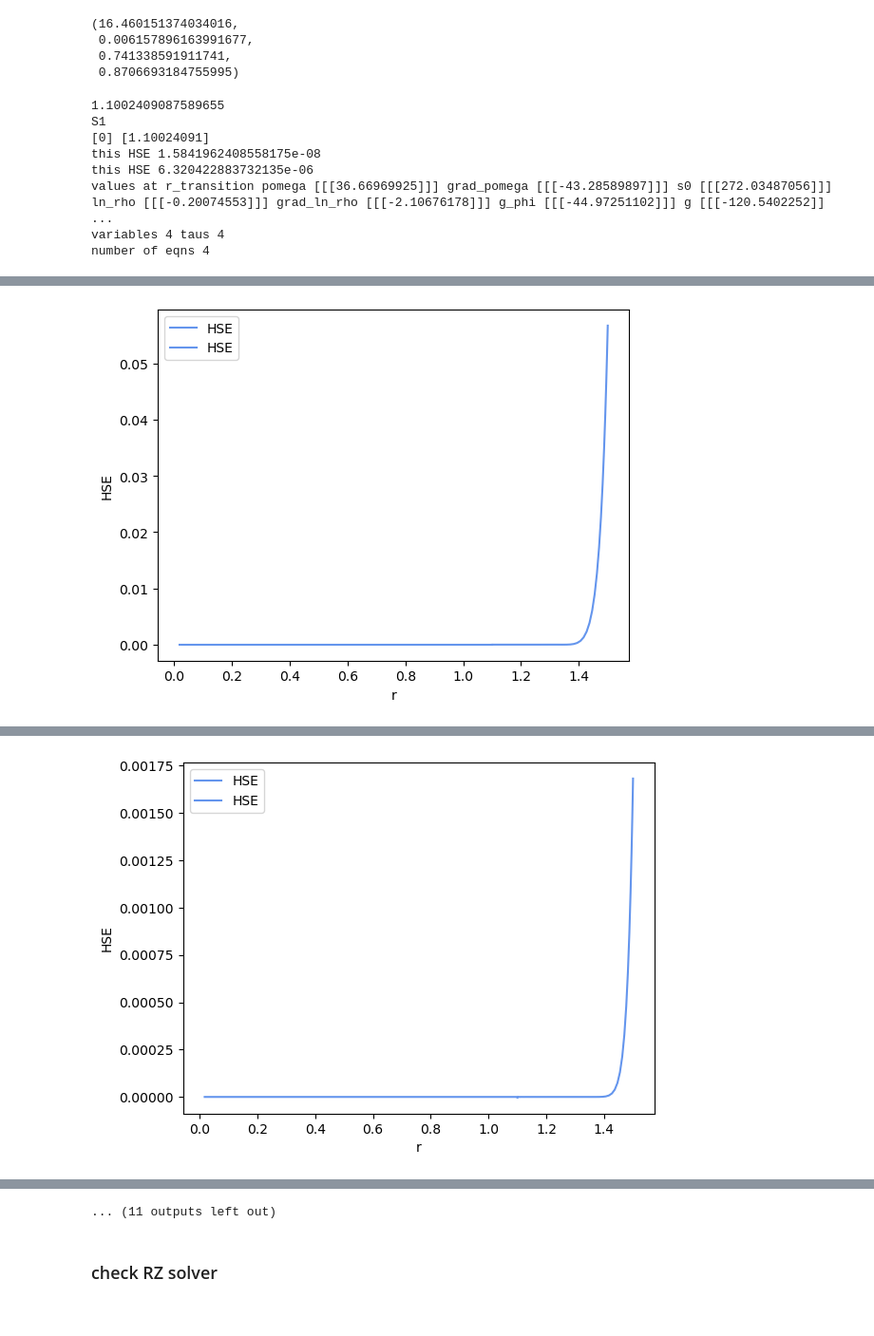
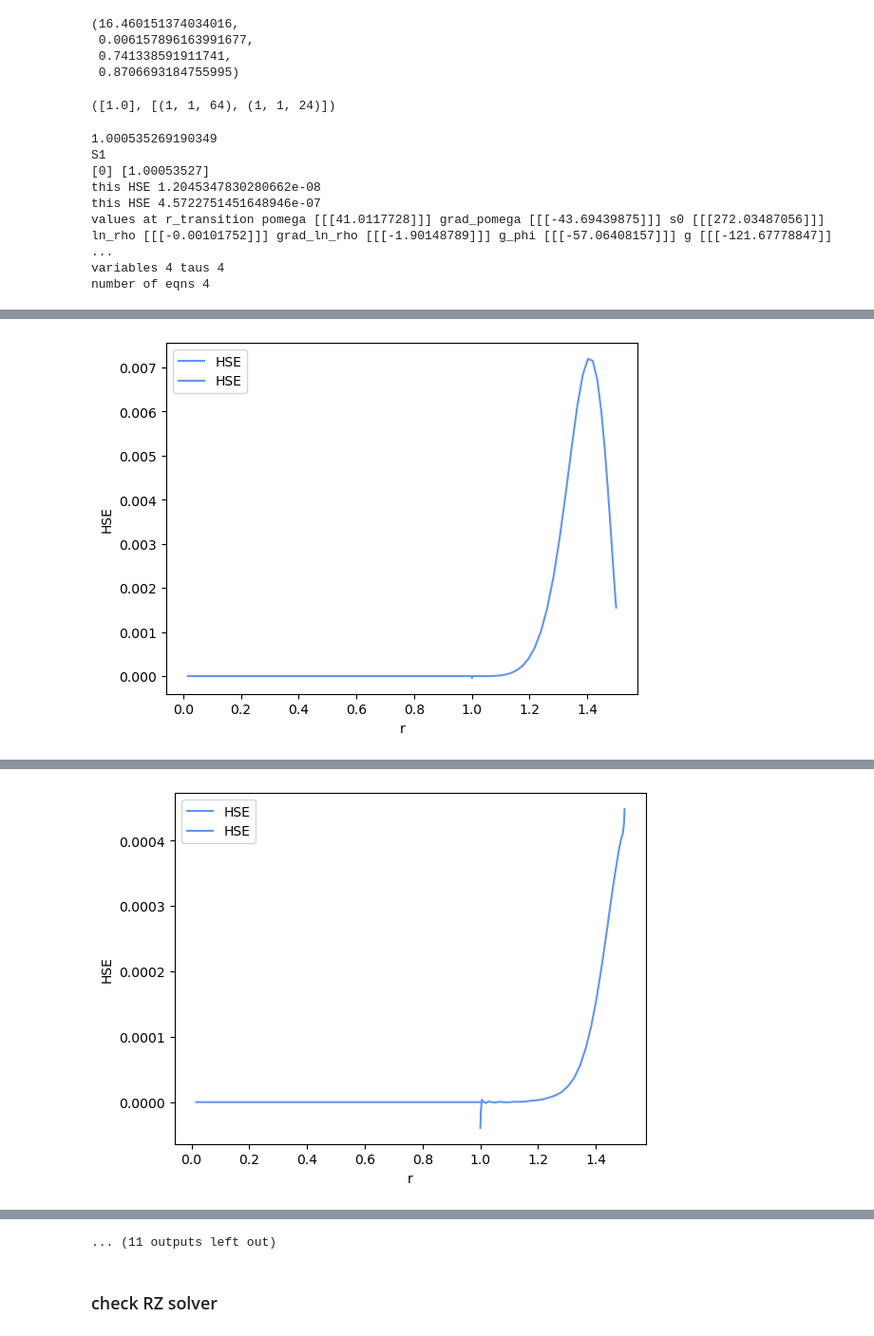
Before and after one commit to samanthacwu/compressible_stars_CP, a Jupyter notebook: examples/massive_star_zams_15msol/analyze_MESA.ipynb, the cells around one changed output, grey strips where cells are left out. Shown at 95% size. Cells and saved outputs as stored; diff of their text form; code cells hidden in the pictures.

```diff
--- a/examples/massive_star_zams_15msol/analyze_MESA.ipynb
+++ b/examples/massive_star_zams_15msol/analyze_MESA.ipynb
@@ -1731,6 +1731,8 @@ def HSE_solve_CZ(coords, dist, bases, g_phi_func, ln_rho_func,  Fconv_func, r_st
 
         # Make lift operators for BCs
         if k == 'B':
+            dealias_length = int(basis.shape[-1]*basis.dealias[-1])
+            print(dealias_length)
             namespace['lift_{}'.format(k)] = lift = lambda A: d3.Lift(A, basis, -1)
         else:
             namespace['lift_{}'.format(k)] = lift = lambda A: d3.Lift(A, basis.derivative_basis(2), -1)
@@ -2040,7 +2042,12 @@ def HSE_solve_CZ(coords, dist, bases, g_phi_func, ln_rho_func,  Fconv_func, r_st
 # grad_ln_rho_func = interpolations['grad_ln_rho0']
 ln_rho_func = interpolations['ln_rho0']
 g_phi_func = interpolations['g_phi']
-atmo_test_CZ, quantities_CZ=HSE_solve_CZ(c, d, bases, g_phi_func,ln_rho_func, F_conv_func,
-              r_outer=r_bound_nd[-1], r_stitch=stitch_radii, \
+stitch_radii2 = [1.0]
+resolutions2 = [(1,1,64),(1,1,24)]
+c2, d2, bases2, bases_keys2 = make_bases(resolutions2, stitch_radii2,
+                                         r_bound_nd[-1], dealias=(1,1,dealias), dtype=dtype, mesh=mesh)
+
+atmo_test_CZ, quantities_CZ=HSE_solve_CZ(c2, d2, bases2, g_phi_func,ln_rho_func, F_conv_func,
+              r_outer=r_bound_nd[-1], r_stitch=stitch_radii2, \
               R=nondim_R_gas, gamma=nondim_gamma1, G=nondim_G, nondim_radius=1,tolerance=1e-5, HSE_tolerance = 1e-4)
 # %% [output]
@@ -3088,7 +3113,7 @@ def HSE_solve_RZ(coords, dist, bases, quantities_CZ, r_transition, chi_rad_func,
                 HSE_err = this_HSE
 
 
-    # in S1, replace values up until r_transition with input atmo values
+    # in S1, replace values up until r_transition with input atmo values?
     # for k, basis in bases.items():
     #     if k != 'B':
     #         print(k)
@@ -3231,7 +3256,6 @@ def HSE_solve_RZ(coords, dist, bases, quantities_CZ, r_transition, chi_rad_func,
     atmosphere['Q'] = interp1d(r, Q, **interp_kwargs)
     atmosphere['s0'] = interp1d(r, s0, **interp_kwargs)
     return atmosphere
-    return r
 # %%
 gff_out, z_frac_out, x_frac_out, ye_out
 # %% [output]
@@ -3239,6 +3263,10 @@ gff_out, z_frac_out, x_frac_out, ye_out
  0.006157896163991677,
  0.741338591911741,
  0.8706693184755995)
+# %%
+stitch_radii2,resolutions2
+# %% [output]
+([1.0], [(1, 1, 64), (1, 1, 24)])
 # %%
 # grad_ln_rho_func = interpolations['grad_ln_rho0']
 L_rad_sim = dmr.Luminosity.cgs.value - (L_conv_sim*(r/L_nd)**2 * (4*np.pi)).cgs.value
@@ -3262,34 +3290,36 @@ def chi_rad_func(rho,T):
     # print(len(chi),chi)
     return chi
 #assuming rho, T are nondimensionalized inputs, but will return dimensionalized rad_diff so must non-dimensionalize
+#transition at 1.0 instad of 1.1 instead
+# stitch_radii2 = [1.05]
+# c2, d2, bases2, bases_keys2 = make_bases(resolutions, stitch_radii2,
+#                                          r_bound_nd[-1], dealias=(1,1,dealias), dtype=dtype, mesh=mesh)
 
-value_to_use = 1.1 #1.2
-for k, basis in bases.items():
-    phi, theta, r_basis = d.local_grids(basis)
+value_to_use = 1.00 #1.2
+for k, basis in bases2.items():
+    phi, theta, r_basis = d2.local_grids(basis)
     # print(r)
-    if r_basis[0][0][0] > 1.1:
+    # print(r_basis)
+    if r_basis[0][0][0] > 1.0:
         r_transition=r_basis[0][0][np.where((np.abs(r_basis[0][0]-value_to_use)/value_to_use < 0.01))[0]][0]
 print(r_transition)
-for k, basis in bases.items():
+for k, basis in bases2.items():
     if k != 'B':
         print(k)
-        phi, theta, r_basis = d.local_grids(basis)
+        phi, theta, r_basis = d2.local_grids(basis)
         print(np.where(r_basis[0][0] == r_transition)[0], r_basis[0][0][np.where(r_basis[0][0] == r_transition)[0]])
 
 N2_func = interp1d(r_nd, tau_nd**2 * smooth_N2, **interp_kwargs)
 
-# plt.plot(r_nd,chi_rad_func(r_nd))
-# plt.yscale('log')
-# atmo_test_RZ=
-atmo_test_RZ=HSE_solve_RZ(c, d, bases, quantities_CZ, r_transition, chi_rad_func, F_rad_func, N2_func,
-              r_outer=r_bound_nd[-1], r_stitch=stitch_radii, \
+atmo_test_RZ=HSE_solve_RZ(c2, d2, bases2, quantities_CZ, r_transition, chi_rad_func, F_rad_func, N2_func,
+              r_outer=r_bound_nd[-1], r_stitch=stitch_radii2, \
               R=nondim_R_gas, gamma=nondim_gamma1, G=nondim_G, nondim_radius=1,tolerance=1e-5, HSE_tolerance = 1e-4)
 # %% [output]
-1.1002409087589655
+1.000535269190349
 S1
-[0] [1.10024091]
-this HSE 1.5841962408558175e-08
-this HSE 6.320422883732135e-06
-values at r_transition pomega [[[36.66969925]]] grad_pomega [[[-43.28589897]]] s0 [[[272.03487056]]] ln_rho [[[-0.20074553]]] grad_ln_rho [[[-2.10676178]]] g_phi [[[-44.97251102]]] g [[[-120.5402252]] ...
+[0] [1.00053527]
+this HSE 1.2045347830280662e-08
+this HSE 4.5722751451648946e-07
+values at r_transition pomega [[[41.0117728]]] grad_pomega [[[-43.69439875]]] s0 [[[272.03487056]]] ln_rho [[[-0.00101752]]] grad_ln_rho [[[-1.90148789]]] g_phi [[[-57.06408157]]] g [[[-121.67778847]] ...
 variables 4 taus 4
 number of eqns 4
@@ -3311 +3341 @@ number of eqns 4
-[figure, old version]
+[figure, new version]
@@ -3316 +3346 @@ number of eqns 4
-[figure, old version]
+[figure, new version]
```
Also changed, not shown: parts of 17 cells of this notebook.
